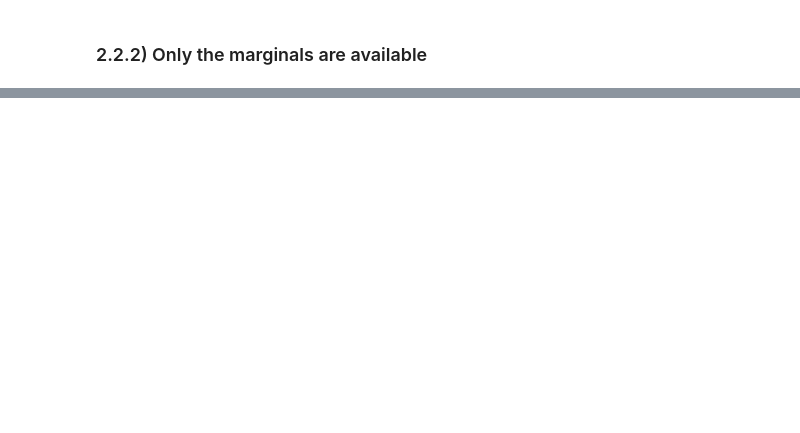
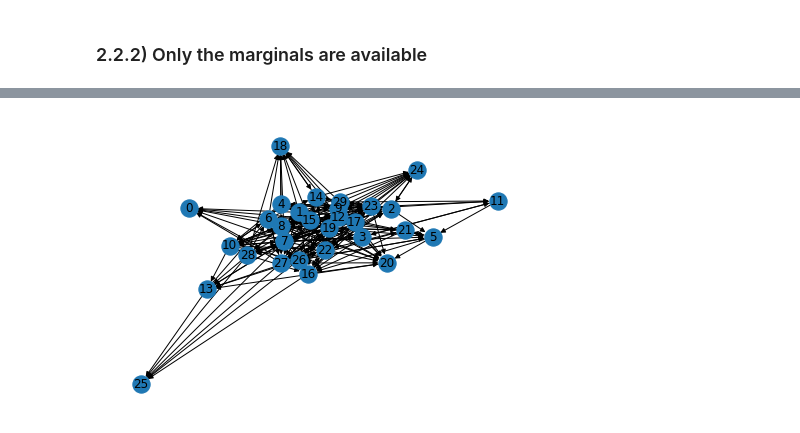
Before and after one commit to nicoloval/NEMtropy, a Jupyter notebook: examples/Directed Graphs.ipynb, the cells around one changed output, grey strips where cells are left out. Saved outputs shown, nothing was run; the diff lists cells and outputs as text; code cells hidden in the pictures; blank space fills up the shorter version.

```diff
--- a/examples/Directed Graphs.ipynb
+++ b/examples/Directed Graphs.ipynb
@@ -235,4 +273,19 @@ print(graph_weighted.error_degree, graph_weighted.error_strength)
 # and weights satisfying (on average) the given "strength_seq"
 graph.ensemble_sampler(1, cpu_n=2, output_dir="sample/")
 
-### ADD the part were we read the network and plot it
+# We read the edgelist
+edgelist_ens = np.loadtxt("sample/0.txt")
+
+# then we can build the adjacency matrix
+ens_adj = build_graph_from_edgelist(edgelist = edgelist_ens,
+                                    is_directed = True,
+                                    is_sparse = False,
+                                    is_weighted = True)
+
+# and generate a networkx graph from it
+G = nx.from_numpy_array(ens_adj)
+# %%
+# We can draw the reconstructed network using
+nx.draw(G, arrows=True, with_labels=True)
+# %% [output]
+[figure, added]
```
Also changed, not shown: parts of 14 cells of this notebook, 13 other files.
